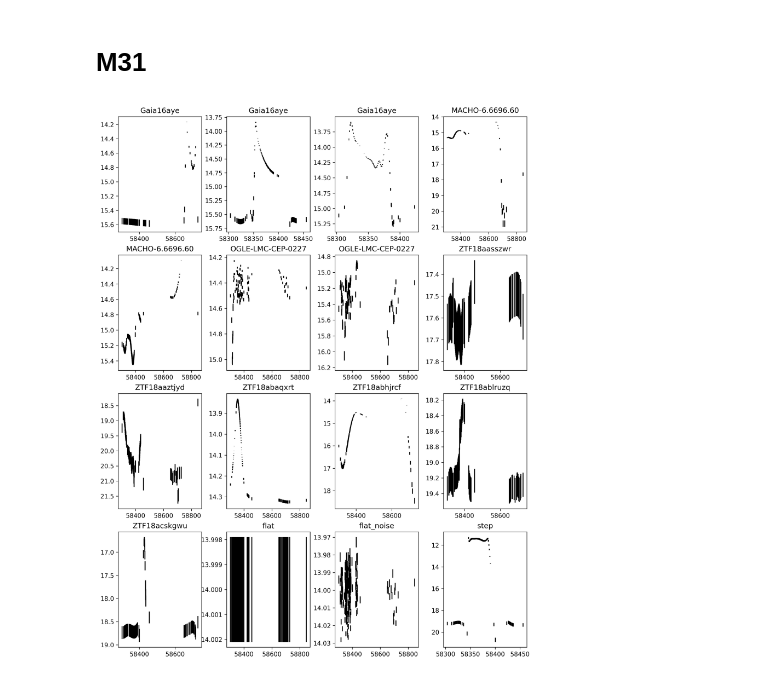
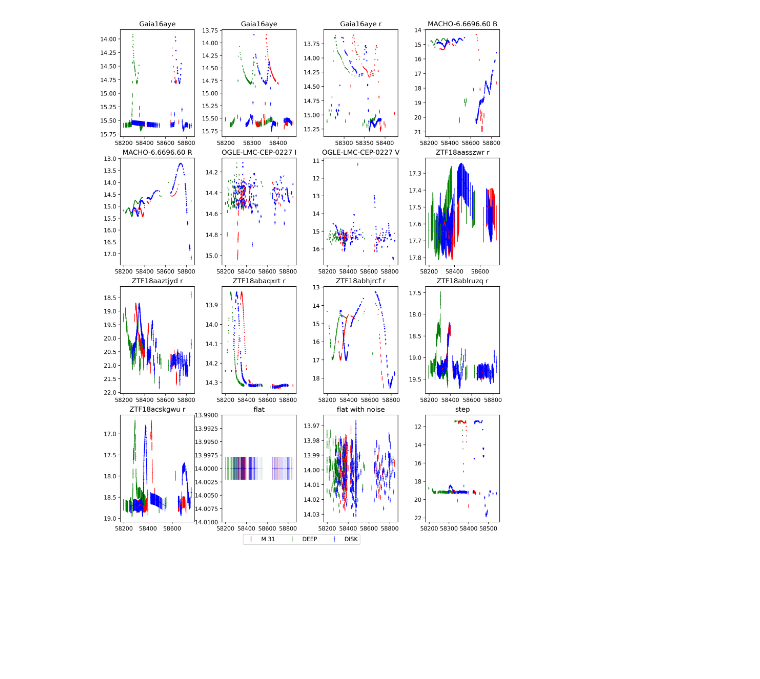
Before and after one commit to snad-space/zwad, a Jupyter notebook: notebooks/fakes_plot.ipynb, the cells around one changed output. Saved outputs shown, nothing was run; the diff lists cells and outputs as text; code cells hidden in the pictures; blank space fills up the shorter version.

Commit message:
Show all three fields on fake lc plot

```diff
--- a/notebooks/fakes_plot.ipynb
+++ b/notebooks/fakes_plot.ipynb
@@ -10,27 +10,46 @@ from matplotlib.ticker import EngFormatter
 from glob import glob
 # %%
 DATA_ROOT = '../data/fakes/output/'
-# %% [markdown]
-# M31
-# %%
-folder = os.path.join(DATA_ROOT, 'FID695')
-
-path_pattern = os.path.join(folder, '*.csv')
-paths = sorted(glob(path_pattern))
-
-assert len(paths) == 16
 # %%
-fig, ax_ = plt.subplots(4, 4, figsize=(12, 16), dpi=300)
-plt.subplots_adjust(wspace=0.3)
-for path, ax in zip(paths, ax_.flat):
-    data = pd.read_csv(path)
-    filename = os.path.basename(path)
-    name = re.match(r'^[^_]+(?:_noise)?', filename).group()
-    ax.set_title(name)
-    ax.invert_yaxis()
-    y_ticks_fmt = ax.get_yaxis().get_major_formatter()
-    y_ticks_fmt.set_useOffset(False)
-    ax.errorbar(data['mjd'], data['mag'], data['magerr'], ls='', color='k')
-fig.savefig('../figs/fakes_lc.pdf')
+def plot_field(field, *, folder, ax_, marker, color):
+    path_pattern = os.path.join(folder, '*.csv')
+    paths = sorted(glob(path_pattern))
+    assert len(paths) == 16
+    label = None
+    for path, ax in zip(paths, ax_.flat):
+        data = pd.read_csv(path)
+        filename = os.path.basename(path)
+        match = re.match(r'^([^_]+(?:_noise)?)(?:_format_(\w))?', filename)
+        name = match.group(1)
+        if s := match.group(2):
+            name += f' {s}'
+        if name == 'flat_noise':
+            name = 'flat with noise'
+        ax.set_title(name)
+        ax.invert_yaxis()
+        y_ticks_fmt = ax.get_yaxis().get_major_formatter()
+        y_ticks_fmt.set_useOffset(False)
+        label = field if label is None else ''
+        alpha = 0.1 if name == 'flat' else 1.0
+        ax.errorbar(data['mjd'], data['mag'], data['magerr'],
+                    marker=marker, color=color, label=label, alpha=alpha,
+                    markersize=1.0, elinewidth=1.0, ls='')
+        if name == 'flat':
+            ax.set_ylim([14.01, 13.99])
-# %% [output]
-[figure, removed]
+# %%
+fig, ax_ = plt.subplots(4, 4, figsize=(12, 16), dpi=300)
+plt.subplots_adjust(wspace=0.37)
+
+for name, dirname, marker, color in [
+    ('M 31', 'FID695', 'x', 'red'),
+    ('DEEP', 'FID795', '*', 'green'),
+    ('DISK', 'FID807', 'v', 'blue'),
+]:
+    folder = os.path.join(DATA_ROOT, dirname)
+    plot_field(field=name, folder=folder, ax_=ax_, marker=marker, color=color)
+fig.legend(loc='lower center', ncol=3, bbox_to_anchor=(0.42, 0.044))
+# Cannot make it work ):
+# fig.tight_layout()
+fig.savefig('../figs/fakes_lc.pdf')
+# %% [output]
+[figure, added]
```
Also changed, not shown: 1 other file.
